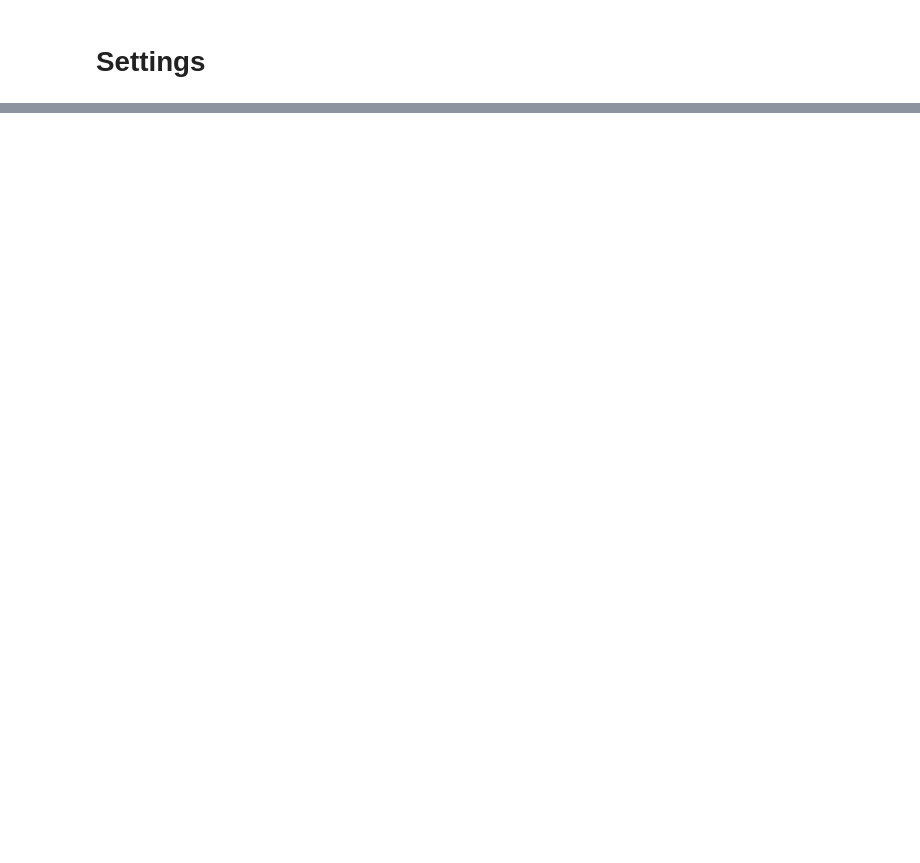
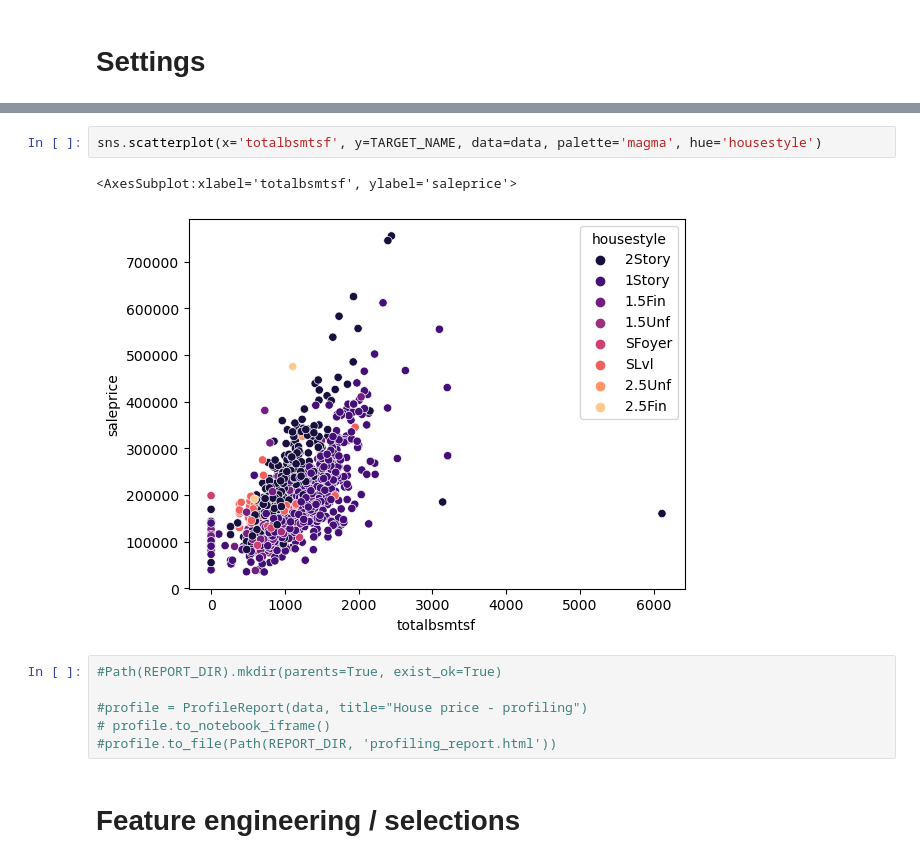
Before and after one commit to itachi44/house_pricing_mlops, a Jupyter notebook: notebooks/house_pricing_analyse.ipynb, the cells around one changed output, grey strips where cells are left out. Drawn from its saved outputs; the diff is of its cells as text; blank space fills up the shorter version.

```diff
--- a/notebooks/house_pricing_analyse.ipynb
+++ b/notebooks/house_pricing_analyse.ipynb
@@ -62,0 +313,13 @@ TARGET_NAME = MODEL_PARAMS["TARGET"]
+# %%
+sns.scatterplot(x='totalbsmtsf', y=TARGET_NAME, data=data, palette='magma', hue='housestyle')
+# %% [output]
+<AxesSubplot:xlabel='totalbsmtsf', ylabel='saleprice'>
+[figure, added]
+# %%
+#Path(REPORT_DIR).mkdir(parents=True, exist_ok=True)
+
+#profile = ProfileReport(data, title="House price - profiling")
+# profile.to_notebook_iframe()
+#profile.to_file(Path(REPORT_DIR, 'profiling_report.html'))
+# %% [markdown]
+# Feature engineering / selections
```
Also changed, not shown: parts of 33 cells of this notebook, 4 other files.
